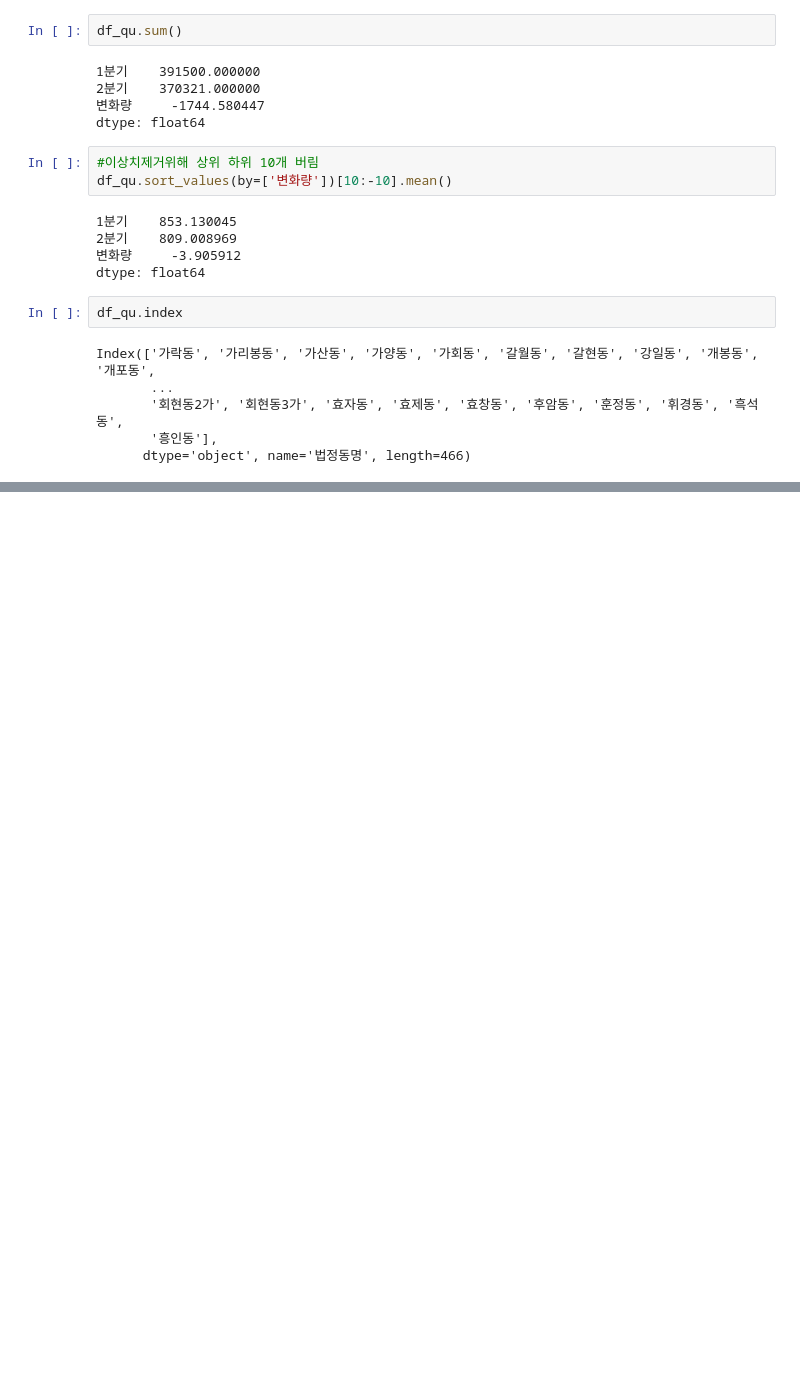
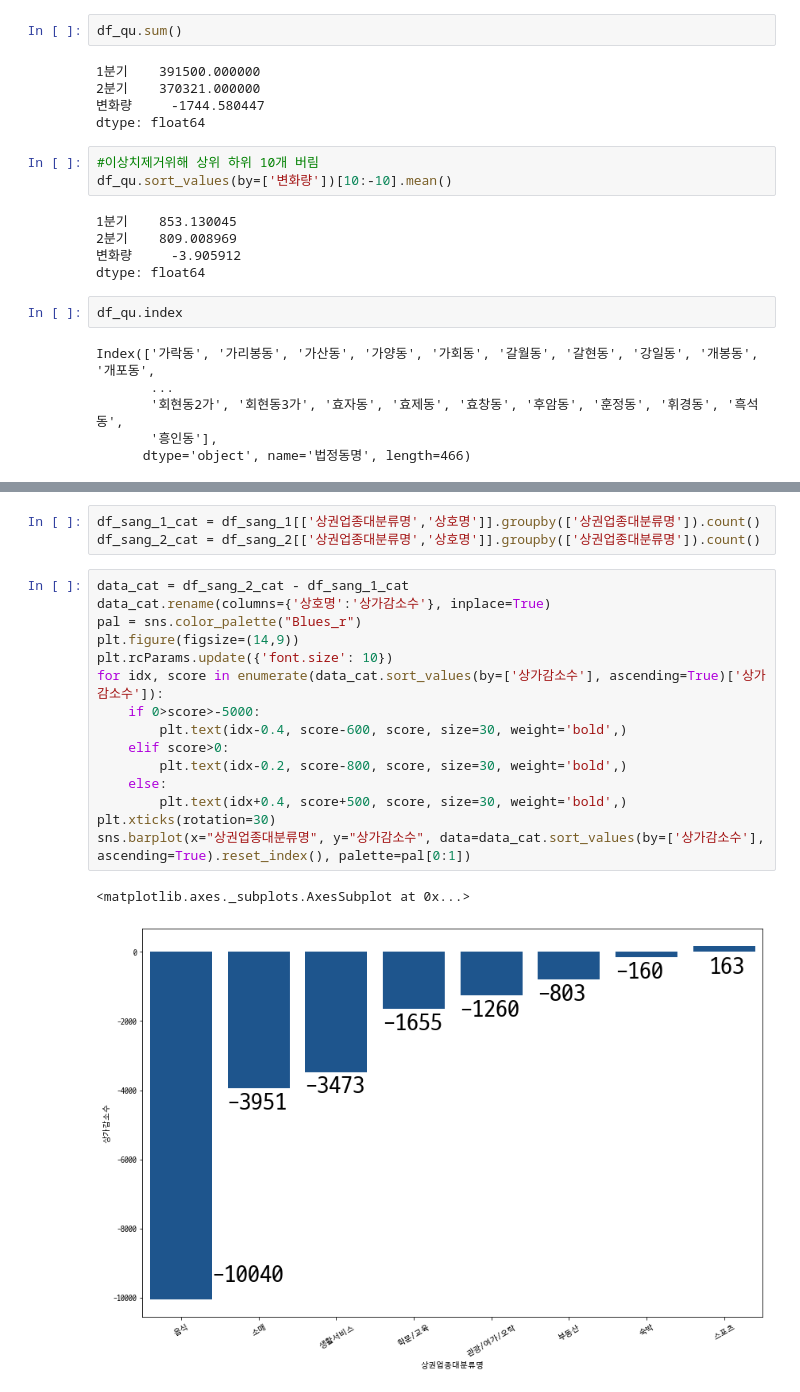
Before and after one commit to Changyoon-Lee/big_contest, a Jupyter notebook: modeling/상권 eda.ipynb, the cells around one changed output, grey strips where cells are left out. Drawn from its saved outputs; the diff is of its cells as text; blank space fills up the shorter version.

```diff
--- a/modeling/상권 eda.ipynb
+++ b/modeling/상권 eda.ipynb
@@ -128,0 +155,21 @@ sns.barplot(x="법정동명", y="변화량", data=df_g.reset_index(),color="#1F4
+# %%
+df_sang_1_cat = df_sang_1[['상권업종대분류명','상호명']].groupby(['상권업종대분류명']).count()
+df_sang_2_cat = df_sang_2[['상권업종대분류명','상호명']].groupby(['상권업종대분류명']).count()
+# %%
+data_cat = df_sang_2_cat - df_sang_1_cat
+data_cat.rename(columns={'상호명':'상가감소수'}, inplace=True)
+pal = sns.color_palette("Blues_r")
+plt.figure(figsize=(14,9))
+plt.rcParams.update({'font.size': 10})
+for idx, score in enumerate(data_cat.sort_values(by=['상가감소수'], ascending=True)['상가감소수']):
+    if 0>score>-5000:
+        plt.text(idx-0.4, score-600, score, size=30, weight='bold',)
+    elif score>0:
+        plt.text(idx-0.2, score-800, score, size=30, weight='bold',)
+    else:
+        plt.text(idx+0.4, score+500, score, size=30, weight='bold',)
+plt.xticks(rotation=30)
+sns.barplot(x="상권업종대분류명", y="상가감소수", data=data_cat.sort_values(by=['상가감소수'], ascending=True).reset_index(), palette=pal[0:1])
+# %% [output]
+<matplotlib.axes._subplots.AxesSubplot at 0x...>
+[figure, added]
```
Also changed, not shown: parts of 9 cells of this notebook, 3 other files.
